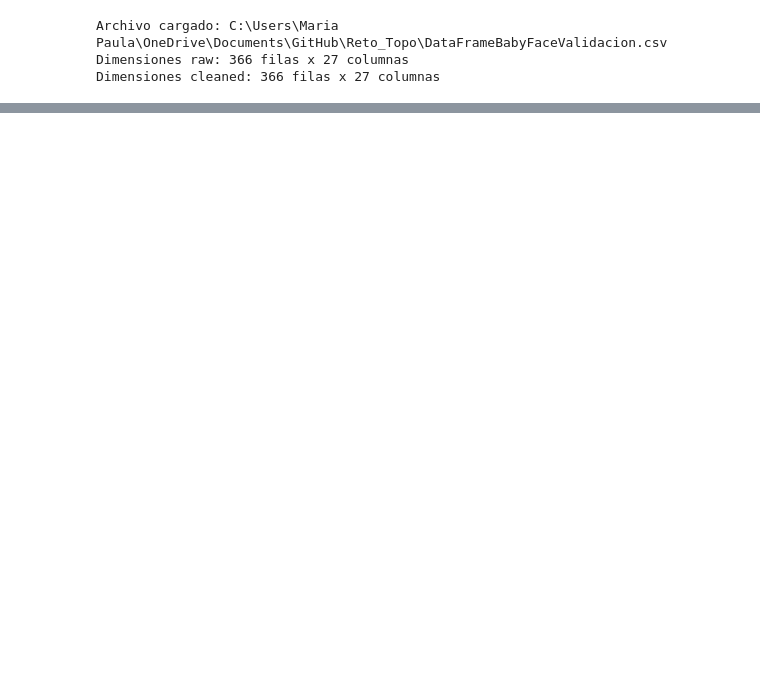
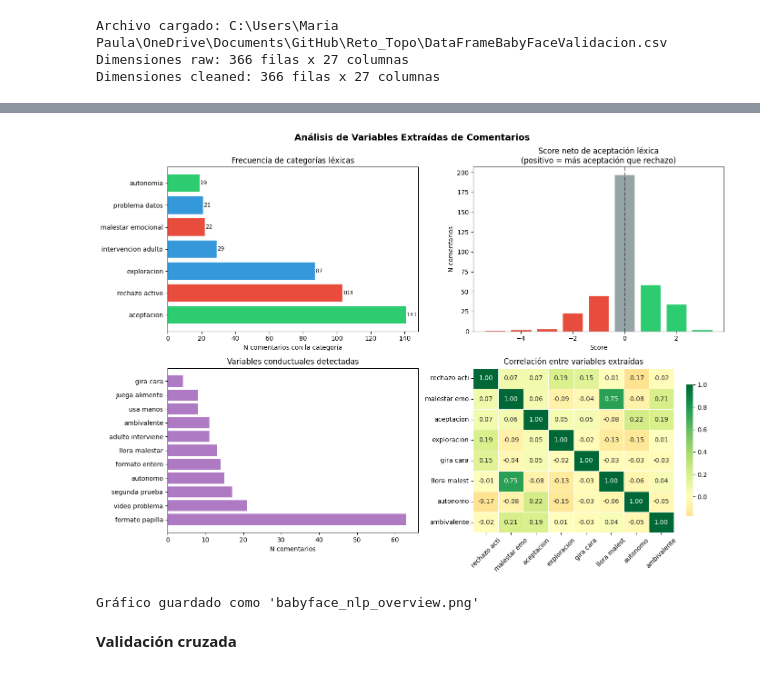
Before and after one commit to mariapaurecinos/Reto_Topo, a Jupyter notebook: sentiment_analysis.ipynb, the cells around one changed output, grey strips where cells are left out. Cells and saved outputs as stored; diff of their text form; code cells hidden in the pictures; blank space fills up the shorter version.

```diff
--- a/sentiment_analysis.ipynb
+++ b/sentiment_analysis.ipynb
@@ -143,6 +169,7 @@ Archivo cargado: C:\Users\Maria Paula\OneDrive\Documents\GitHub\Reto_Topo\DataFr
 Dimensiones raw: 366 filas x 27 columnas
 Dimensiones cleaned: 366 filas x 27 columnas
 # %%
-comentarios = df_limpio['comentarios']
-comentarios.isna().sum()
+print(f"Total de registros: {len(df_limpio)}")
+print(f"Comentarios con texto: {df_limpio['comentarios'].notna().sum()}")
+print(f"Comentarios vacíos (NA): {df_limpio['comentarios'].isna().sum()}")
 # %% [output]
@@ -149,0 +567,65 @@ np.int64(112)
+# %%
+fig, axes = plt.subplots(2, 2, figsize=(14, 10))
+fig.suptitle('Análisis de Variables Extraídas de Comentarios', fontsize=14, fontweight='bold')
+
+# ── Plot 1: Frecuencia de categorías léxicas ─────────────────────────────────
+ax = axes[0, 0]
+lex_binary = {c.replace('lex_', '').replace('_', ' '): df[c].sum()
+              for c in df.columns if c.startswith('lex_') and '_score' not in c and 'net' not in c}
+lex_binary = dict(sorted(lex_binary.items(), key=lambda x: x[1], reverse=True))
+colors = ['#e74c3c' if 'rechazo' in k or 'malestar' in k else
+          '#2ecc71' if 'aceptacion' in k or 'autono' in k else
+          '#3498db' for k in lex_binary.keys()]
+bars = ax.barh(list(lex_binary.keys()), list(lex_binary.values()), color=colors)
+ax.set_title('Frecuencia de categorías léxicas')
+ax.set_xlabel('N comentarios con la categoría')
+for bar, val in zip(bars, lex_binary.values()):
+    ax.text(bar.get_width() + 0.3, bar.get_y() + bar.get_height()/2,
+            str(int(val)), va='center', fontsize=9)
+
+# ── Plot 2: Distribución del score neto de aceptación ────────────────────────
+ax = axes[0, 1]
+score_counts = df['lex_net_acceptance'].value_counts().sort_index()
+colors_score = ['#e74c3c' if x < 0 else '#95a5a6' if x == 0 else '#2ecc71'
+                for x in score_counts.index]
+ax.bar(score_counts.index, score_counts.values, color=colors_score, edgecolor='white')
+ax.set_title('Score neto de aceptación léxica\n(positivo = más aceptación que rechazo)')
+ax.set_xlabel('Score')
+ax.set_ylabel('N comentarios')
+ax.axvline(0, color='black', linestyle='--', alpha=0.5)
+
+# ── Plot 3: Distribución de variables conductuales ────────────────────────────
+ax = axes[1, 0]
+cond_counts = {c.replace('cond_', '').replace('_', ' '): df[c].sum()
+               for c in df.columns if c.startswith('cond_') and df[c].sum() > 0}
+cond_counts = dict(sorted(cond_counts.items(), key=lambda x: x[1], reverse=True))
+ax.barh(list(cond_counts.keys()), list(cond_counts.values()),
+        color='#9b59b6', alpha=0.8)
+ax.set_title('Variables conductuales detectadas')
+ax.set_xlabel('N comentarios')
+
+# ── Plot 4: Heatmap de correlación entre variables extraídas ──────────────────
+ax = axes[1, 1]
+cols_corr = ['lex_rechazo_activo', 'lex_malestar_emocional', 'lex_aceptacion',
+             'lex_exploracion', 'cond_gira_cara', 'cond_llora_malestar',
+             'cond_autonomo', 'cond_ambivalente']
+cols_corr = [c for c in cols_corr if c in df.columns]
+if len(cols_corr) >= 2:
+    corr_matrix = df[cols_corr].corr()
+    labels_short = [c.replace('lex_', '').replace('cond_', '').replace('_', ' ')[:12]
+                    for c in cols_corr]
+    sns.heatmap(corr_matrix, annot=True, fmt='.2f', cmap='RdYlGn',
+                center=0, ax=ax, xticklabels=labels_short, yticklabels=labels_short,
+                linewidths=0.5, cbar_kws={'shrink': 0.8})
+    ax.set_title('Correlación entre variables extraídas')
+    ax.tick_params(axis='x', rotation=45)
+
+plt.tight_layout()
+plt.savefig('babyface_nlp_overview.png', dpi=150, bbox_inches='tight')
+plt.show()
+print("Gráfico guardado como 'babyface_nlp_overview.png'")
+# %% [output]
+[figure, added]
+Gráfico guardado como 'babyface_nlp_overview.png'
+# %% [markdown]
+**Validación cruzada**
```
Also changed, not shown: parts of 21 cells of this notebook, 2 other files.
